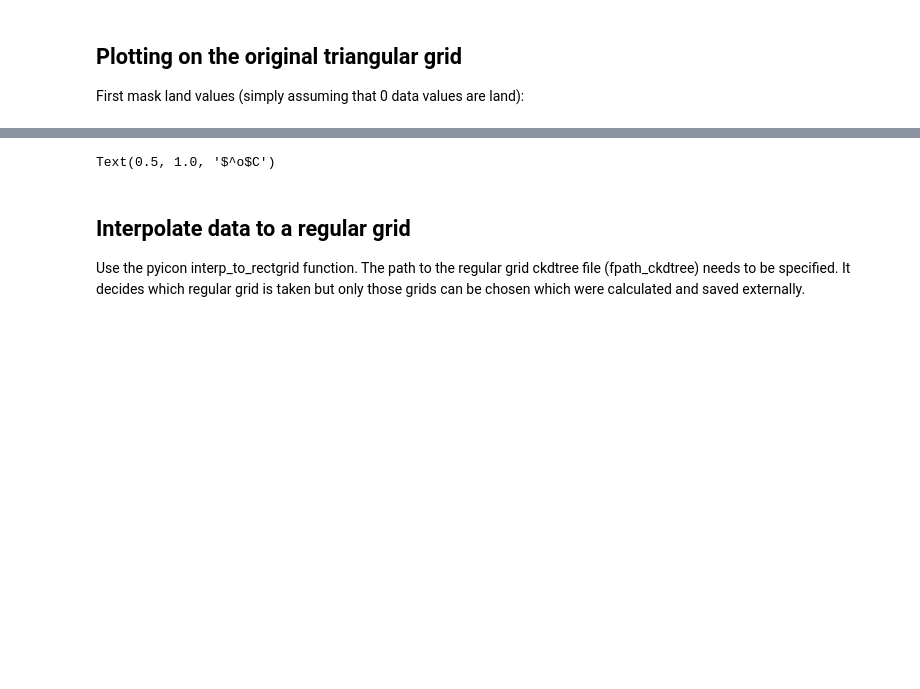
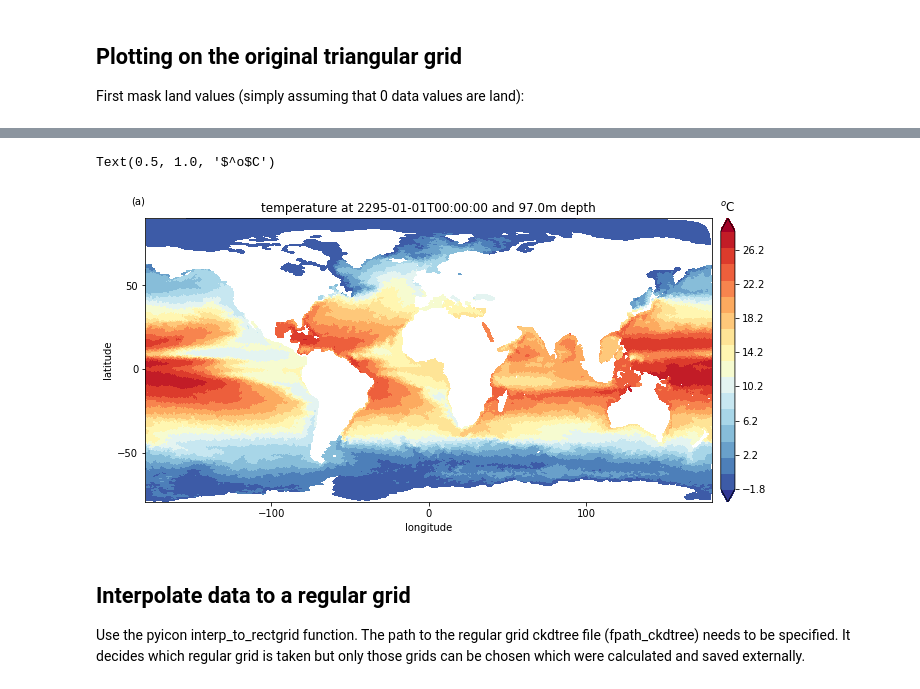
Before and after one commit to ppothapa/pyICON_EXCLAIM, a Jupyter notebook: notebooks/examp_pyicon_start.ipynb, the cells around one changed output, grey strips where cells are left out. Cells and saved outputs as stored; diff of their text form; code cells hidden in the pictures; blank space fills up the shorter version.

```diff
--- a/notebooks/examp_pyicon_start.ipynb
+++ b/notebooks/examp_pyicon_start.ipynb
@@ -95,7 +103,7 @@ hca, hcb = pyic.arrange_axes(1,1, plot_cb=True, asp=0.5, fig_size_fac=2.5)
 ii=-1
 
 ii+=1; ax=hca[ii]; cax=hcb[ii]
-pyic.shade(IcD.Tri, to, ax=ax, cax=cax, clim='auto')
+pyic.shade(IcD.Tri, to, ax=ax, cax=cax, clim='auto', cincr=2)
 ax.set_xlabel('longitude')
 ax.set_ylabel('latitude')
 ax.set_title('temperature at %s and %.1fm depth'%(IcD.times[it], IcD.depthc[iz]))
@@ -106,4 +112,5 @@ cax.set_title('$^o$C')
 Text(0.5, 1.0, '$^o$C')
+[figure, added]
 # %% [markdown]
 ## Interpolate data to a regular grid
 
```
Also changed, not shown: parts of 6 cells of this notebook, 3 other files.
